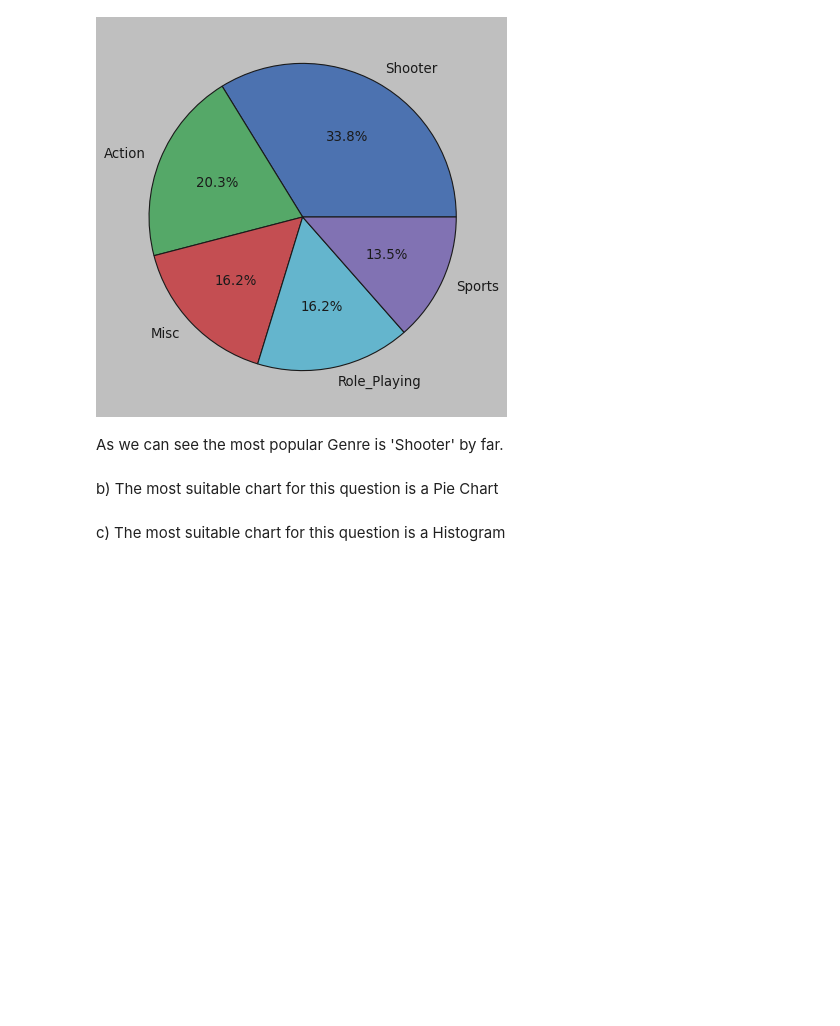
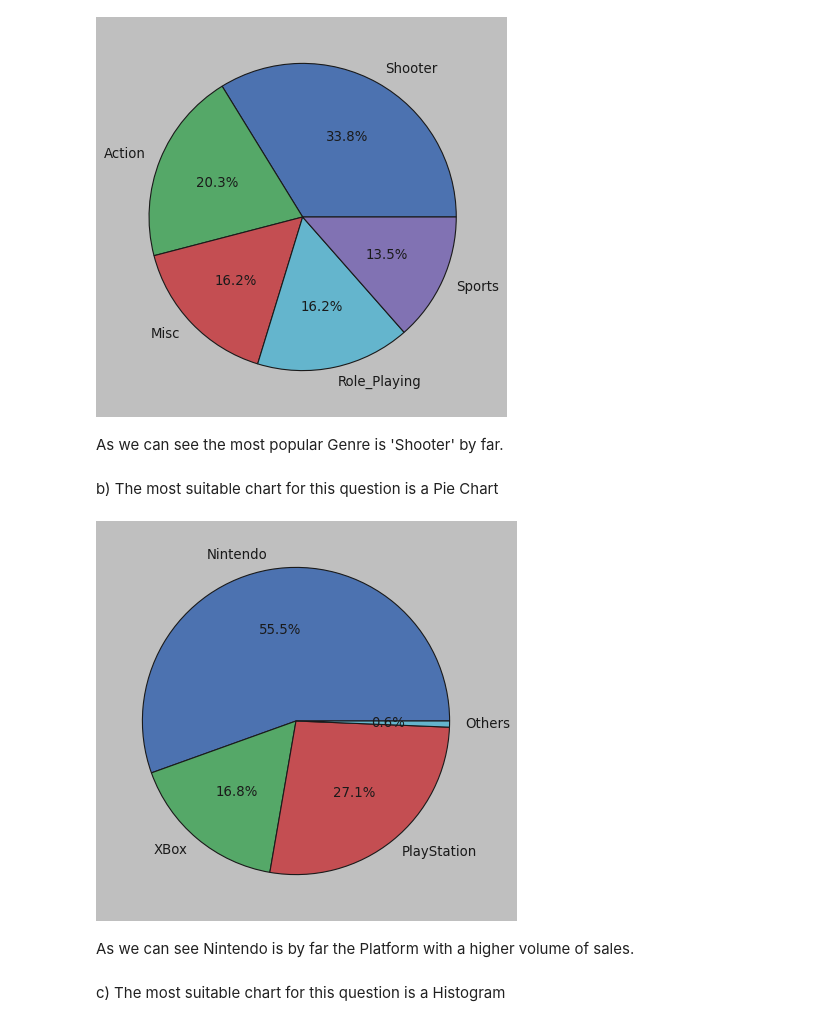
Before and after one commit to 3Grey6Jedi9/Data-Analysis-Project-06, a Jupyter notebook: Video Game Sales.ipynb, the cells around one changed output. Saved outputs shown, nothing was run; the diff lists cells and outputs as text; code cells hidden in the pictures; blank space fills up the shorter version.

```diff
--- a/Video Game Sales.ipynb
+++ b/Video Game Sales.ipynb
@@ -347,5 +347,22 @@ plt.show()
 As we can see the most popular Genre is 'Shooter' by far.
 # %% [markdown]
 b) The most suitable chart for this question is a Pie Chart
+# %%
+nintendo_sales = sum(np.array(video_game[video_game['Platform']=='Nintendo']['Global_Sales'])).__round__(2)
+xbox_sales = sum(np.array(video_game[video_game['Platform']=='XBox']['Global_Sales'])).__round__(2)
+playstation_sales = sum(np.array(video_game[video_game['Platform']=='PlayStation']['Global_Sales'])).__round__(2)
+other_sales = sum(np.array(video_game[video_game['Platform']=='Other']['Global_Sales'])).__round__(2)
+
+total_sales = nintendo_sales + xbox_sales + playstation_sales + other_sales
+
+sales_values = np.array([nintendo_sales, xbox_sales, playstation_sales, other_sales])/total_sales
+sales_labels = np.array(['Nintendo','XBox','PlayStation','Others'])
+
+plt.pie(sales_values, labels=sales_labels, autopct='%1.1f%%')
+plt.show()
+# %% [output]
+[figure, added]
+# %% [markdown]
+As we can see Nintendo is by far the Platform with a higher volume of sales.
 # %% [markdown]
 c) The most suitable chart for this question is a Histogram
```
